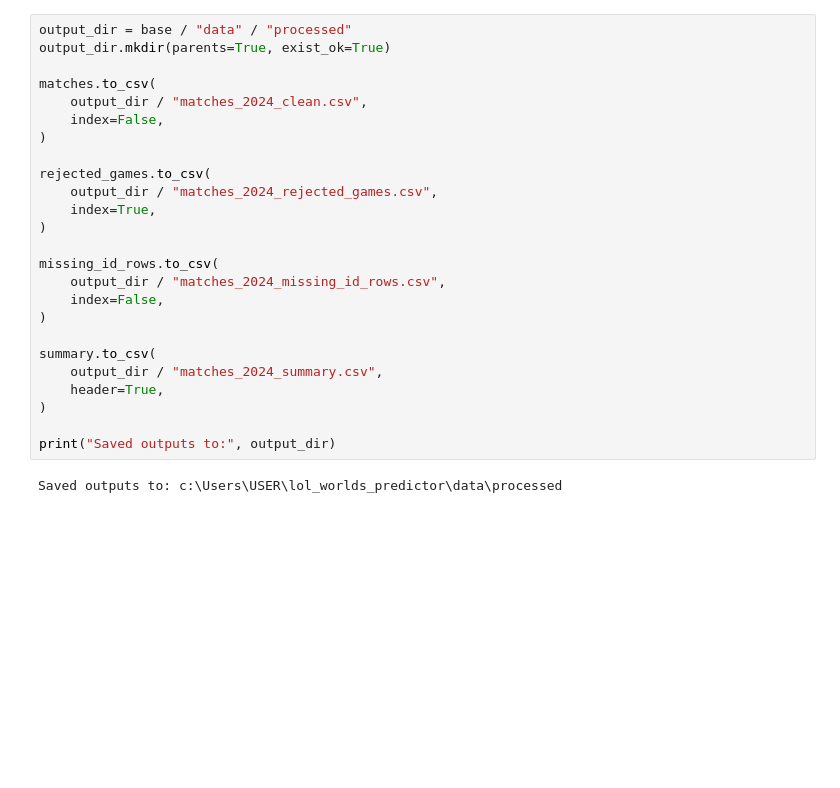
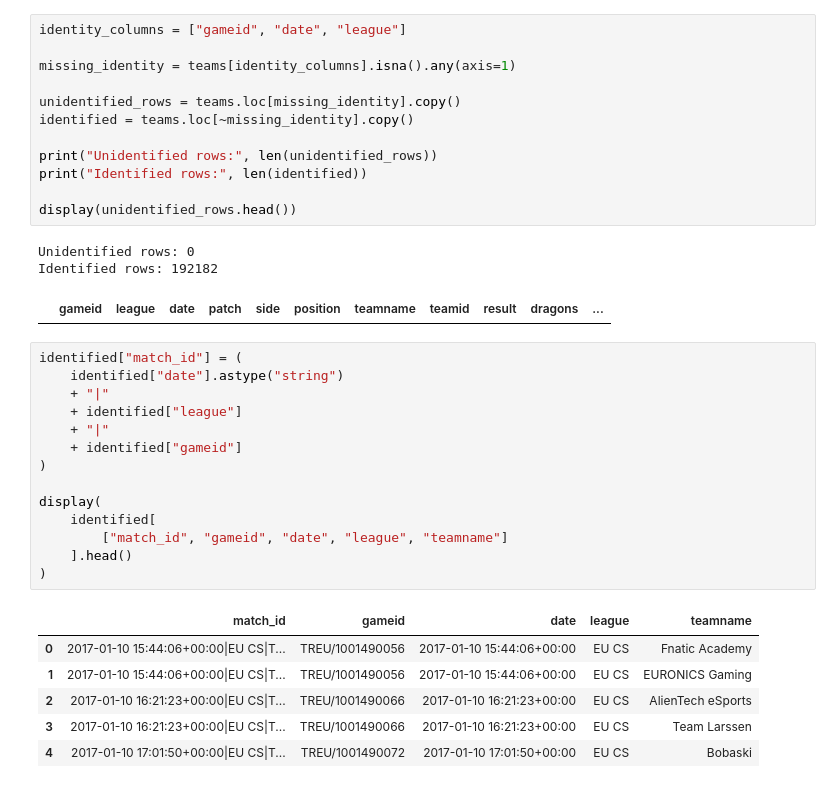
Before and after one commit to dophat1/lol-worlds-predictor, a Jupyter notebook: notebooks/01_data_exploration.ipynb, the cells around one changed output. Saved outputs shown, nothing was run; the diff lists cells and outputs as text; blank space fills up the shorter version.

```diff
--- a/notebooks/01_data_exploration.ipynb
+++ b/notebooks/01_data_exploration.ipynb
@@ -375,27 +199,37 @@ Name: count, dtype: Int64
 # %%
-output_dir = base / "data" / "processed"
-output_dir.mkdir(parents=True, exist_ok=True)
+identity_columns = ["gameid", "date", "league"]
 
-matches.to_csv(
-    output_dir / "matches_2024_clean.csv",
-    index=False,
-)
+missing_identity = teams[identity_columns].isna().any(axis=1)
 
-rejected_games.to_csv(
-    output_dir / "matches_2024_rejected_games.csv",
-    index=True,
-)
+unidentified_rows = teams.loc[missing_identity].copy()
+identified = teams.loc[~missing_identity].copy()
 
-missing_id_rows.to_csv(
-    output_dir / "matches_2024_missing_id_rows.csv",
-    index=False,
-)
+print("Unidentified rows:", len(unidentified_rows))
+print("Identified rows:", len(identified))
 
-summary.to_csv(
-    output_dir / "matches_2024_summary.csv",
-    header=True,
-)
-
-print("Saved outputs to:", output_dir)
+display(unidentified_rows.head())
 # %% [output]
-Saved outputs to: c:\Users\USER\lol_worlds_predictor\data\processed
+Unidentified rows: 0
+Identified rows: 192182
+|  | gameid | league | date | patch | side | position | teamname | teamid | result | dragons | ... |
+# %%
+identified["match_id"] = (
+    identified["date"].astype("string")
+    + "|"
+    + identified["league"]
+    + "|"
+    + identified["gameid"]
+)
+
+display(
+    identified[
+        ["match_id", "gameid", "date", "league", "teamname"]
+    ].head()
+)
+# %% [output]
+|  | match_id | gameid | date | league | teamname |
+| 0 | 2017-01-10 15:44:06+00:00|EU CS|T... | TREU/1001490056 | 2017-01-10 15:44:06+00:00 | EU CS | Fnatic Academy |
+| 1 | 2017-01-10 15:44:06+00:00|EU CS|T... | TREU/1001490056 | 2017-01-10 15:44:06+00:00 | EU CS | EURONICS Gaming |
+| 2 | 2017-01-10 16:21:23+00:00|EU CS|T... | TREU/1001490066 | 2017-01-10 16:21:23+00:00 | EU CS | AlienTech eSports |
+| 3 | 2017-01-10 16:21:23+00:00|EU CS|T... | TREU/1001490066 | 2017-01-10 16:21:23+00:00 | EU CS | Team Larssen |
+| 4 | 2017-01-10 17:01:50+00:00|EU CS|T... | TREU/1001490072 | 2017-01-10 17:01:50+00:00 | EU CS | Bobaski |
```
Also changed, not shown: parts of 15 cells of this notebook, 1 other file.
